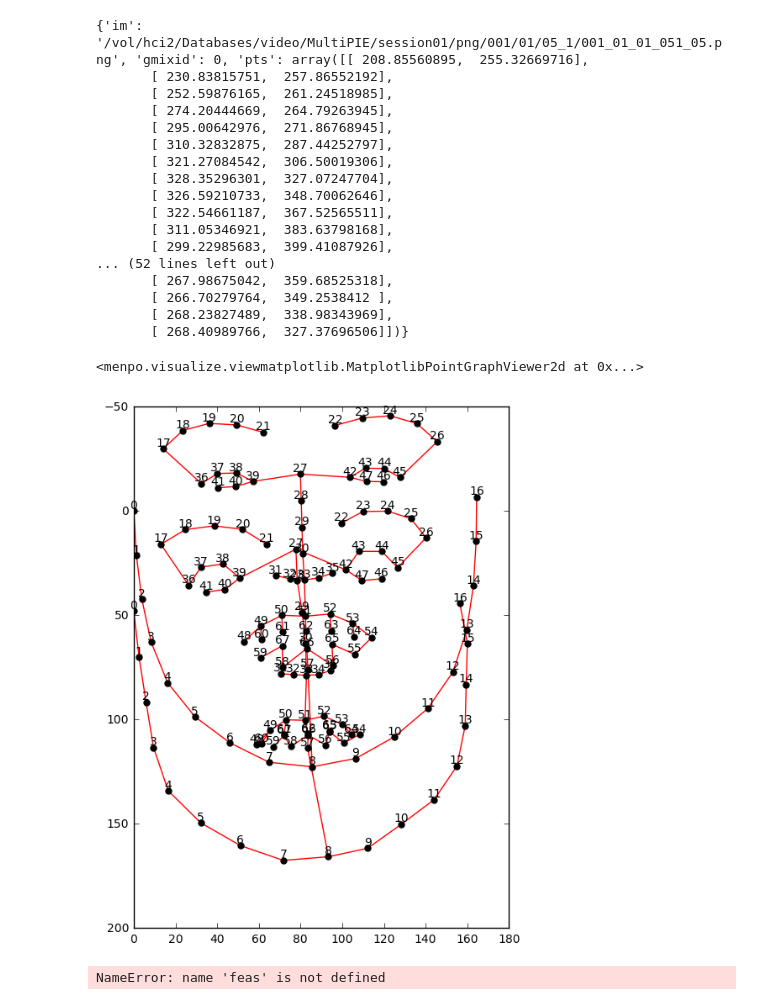
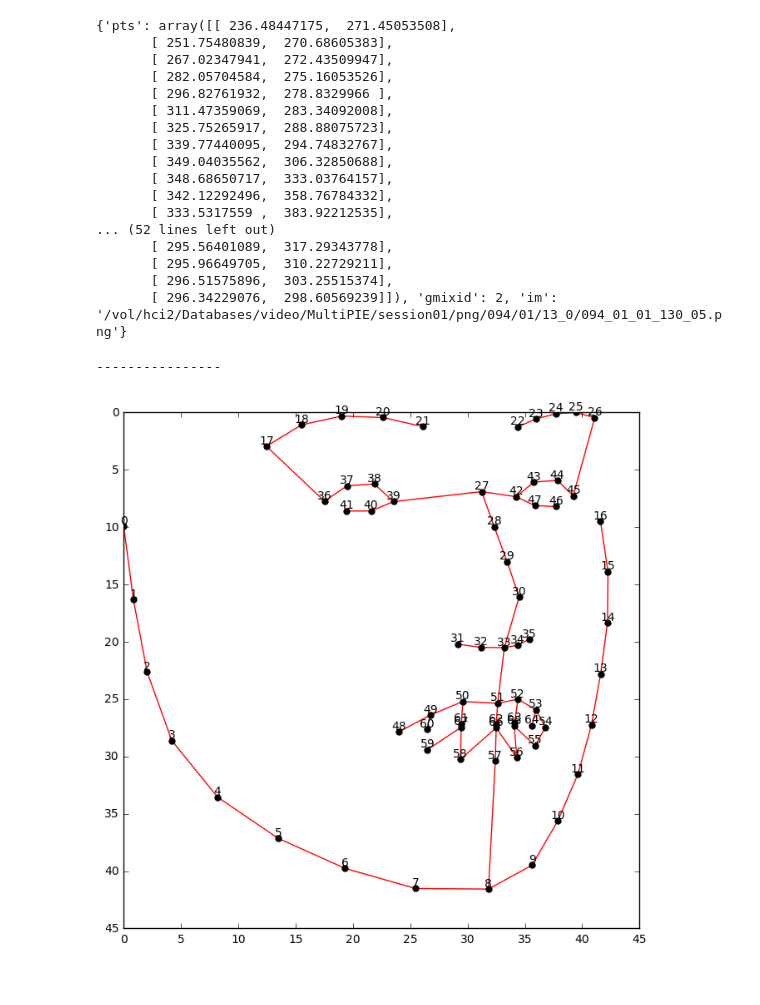
Before and after one commit to kritsong/resnetpyramid, a Jupyter notebook: distance_transform .ipynb, the cells around one changed output. Drawn from its saved outputs; the diff is of its cells as text; code cells hidden in the pictures.

```diff
--- a/distance_transform .ipynb
+++ b/distance_transform .ipynb
@@ -89,0 +98,20 @@ plt.imshow(unary_scores_all[0, :, :])
+# %%
+variables = mio.import_pickle('/vol/atlas/homes/ks3811/pickles/fast_dpm/pose_6.pkl')
+filters, defs2, defs, bias = variables
+for i, part in enumerate(model.filters):
+    part['w'] = filters[i, :, :]
+for i, part in enumerate(model.defs):
+    if i > 0:
+#         defs[i, 0] = 0.01
+#         defs[i, 2] = 0.01
+        part['w'][0] = defs2[i, 0]
+        if part['w'][0] <= 0.01:
+            part['w'][0] = 0.01
+        part['w'][2] = defs2[i, 1]
+        if part['w'][2] <= 0.01:
+            part['w'][2] = 0.01
+        part['w'][1] = defs[i, 0]
+        part['w'][3] = defs[i, 1]
+model.defs[0]['w'] = bias
+
+print(model.filters)
@@ -90,57 +241,66 @@ plt.imshow(unary_scores_all[0, :, :])
 # %%
 learner = DPMLearner()
 pos, neg = learner._get_frontal_pie_image_info(pickle_dev)
-print(pos[0])
+print(pos[101])
 # %% [output]
-{'im': '/vol/hci2/Databases/video/MultiPIE/session01/png/001/01/05_1/001_01_01_051_05.png', 'gmixid': 0, 'pts': array([[ 208.85560895,  255.32669716],
-       [ 230.83815751,  257.86552192],
-       [ 252.59876165,  261.24518985],
-       [ 274.20444669,  264.79263945],
-       [ 295.00642976,  271.86768945],
-       [ 310.32832875,  287.44252797],
-       [ 321.27084542,  306.50019306],
-       [ 328.35296301,  327.07247704],
-       [ 326.59210733,  348.70062646],
-       [ 322.54661187,  367.52565511],
-       [ 311.05346921,  383.63798168],
-       [ 299.22985683,  399.41087926],
+{'pts': array([[ 236.48447175,  271.45053508],
+       [ 251.75480839,  270.68605383],
+       [ 267.02347941,  272.43509947],
+       [ 282.05704584,  275.16053526],
+       [ 296.82761932,  278.8329966 ],
+       [ 311.47359069,  283.34092008],
+       [ 325.75265917,  288.88075723],
+       [ 339.77440095,  294.74832767],
+       [ 349.04035562,  306.32850688],
+       [ 348.68650717,  333.03764157],
+       [ 342.12292496,  358.76784332],
+       [ 333.5317559 ,  383.92212535],
 ... (52 lines left out)
-       [ 267.98675042,  359.68525318],
-       [ 266.70279764,  349.2538412 ],
-       [ 268.23827489,  338.98343969],
-       [ 268.40989766,  327.37696506]])}
+       [ 295.56401089,  317.29343778],
+       [ 295.96649705,  310.22729211],
+       [ 296.51575896,  303.25515374],
+       [ 296.34229076,  298.60569239]]), 'gmixid': 2, 'im': '/vol/hci2/Databases/video/MultiPIE/session01/png/094/01/13_0/094_01_01_130_05.png'}
 # %%
 image = mio.import_image('/vol/hci2/Databases/video/MultiPIE/session01/png/001/01/05_1/001_01_01_051_05.png', normalize=False)
 image.landmarks['all'] = PointCloud(pos[0]['pts'])
 image = image.crop_to_landmarks_proportion(0.5)
 
+# print(image.landmarks[image.landmarks.group_labels[0]].lms.points)
 ys = image.landmarks[image.landmarks.group_labels[0]].lms.points[:, 0]
 xs = image.landmarks[image.landmarks.group_labels[0]].lms.points[:, 1]
 
 image.landmarks[image.landmarks.group_labels[0]].lms.points[:, 0] -= np.min(ys)
 image.landmarks[image.landmarks.group_labels[0]].lms.points[:, 1] -= np.min(xs)
 
 new_tree = PointTree(image.landmarks['all'].lms.points, tree.adjacency_matrix.todense(), tree.root_vertex, skip_checks=True)
-new_tree.view(render_numbering=True)
+# new_tree.view(render_numbering=True)
+for cv in range(1, new_tree.n_vertices):
+    par = new_tree.parent(cv)
+#     print(new_tree.relative_location_edge(par, cv))
 # image.view(alpha=0.6)
+
+print('----------------')
 
 from main import visualize_tree
 points = visualize_tree()
-points[:, 0]-np.min(points[:, 0])
-points[:, 1]-np.min(points[:, 1])
+min_ys = np.min(points[:, 0])
+min_xs = np.min(points[:, 1])
+points[:, 0]-=min_ys
+points[:, 1]-=min_xs
 model_tree = PointTree(points, tree.adjacency_matrix.todense(), tree.root_vertex, skip_checks=True)
 model_tree.view(render_numbering=True)
+for cv in range(1, model_tree.n_vertices):
+    par = model_tree.parent(cv)
+#     print(model_tree.relative_location_edge(par, cv))
 
 # feas, defs, anchors = DPMFitter.get_positive_example_output(image, model)
 # %% [output]
-<menpo.visualize.viewmatplotlib.MatplotlibPointGraphViewer2d at 0x...>
+----------------
-[figure, old version]
+[figure, new version]
 # %%
 # plt.imshow(feas[0].reshape(69, 20, 20)[1, :, :])
 # plt.imshow(feas[0])
-print(feas.shape)
+# print(feas.shape)
-# %% [output]
-NameError: name 'feas' is not defined
 # %%
 padding = (model.maxsize[0] - 1, model.maxsize[1] - 1)
 feats, scales, shifts = model.feature_pyramid.extract_pyramid(image, model.interval, padding)
```
Also changed, not shown: parts of 27 cells of this notebook, 3 other files.
